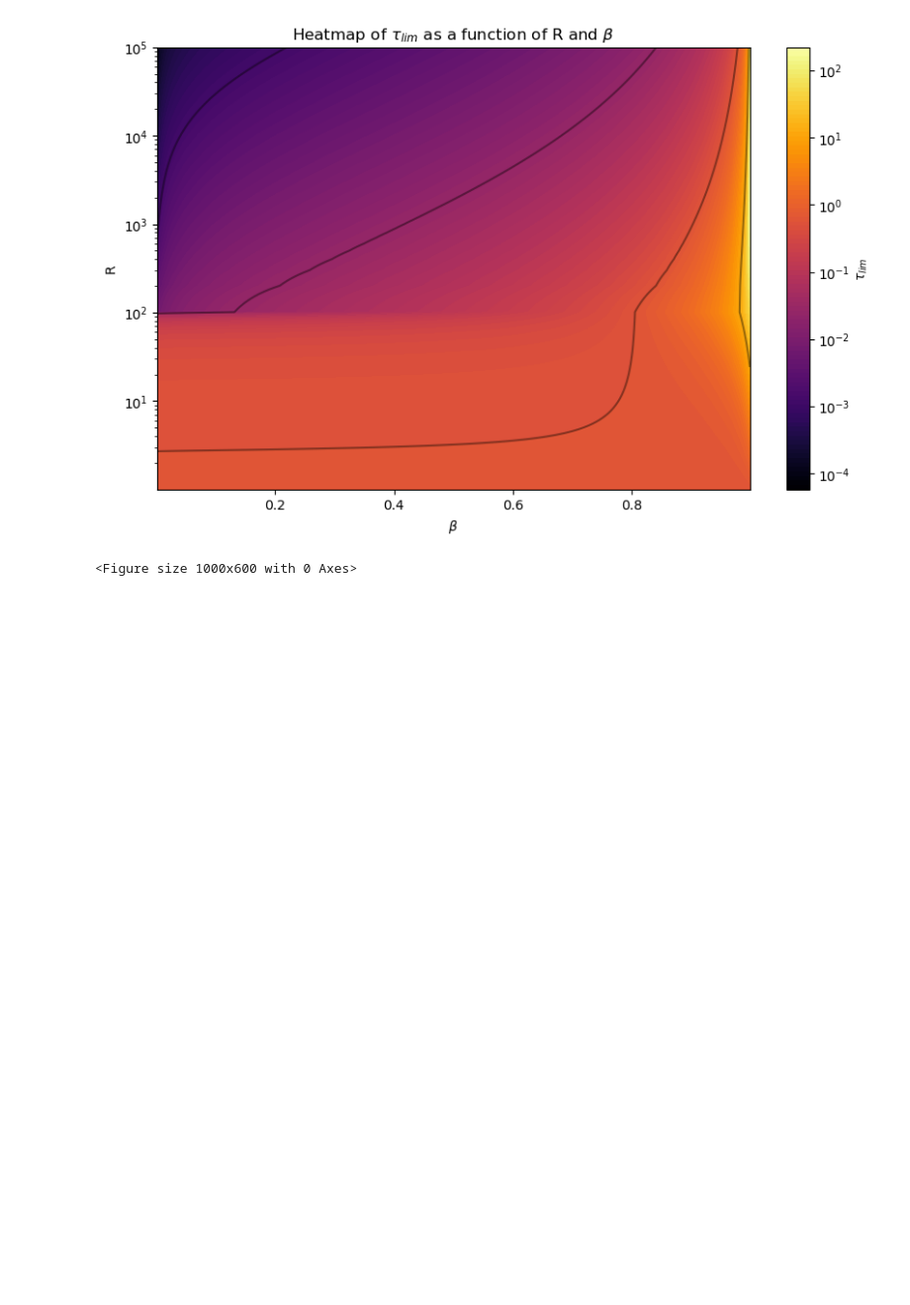
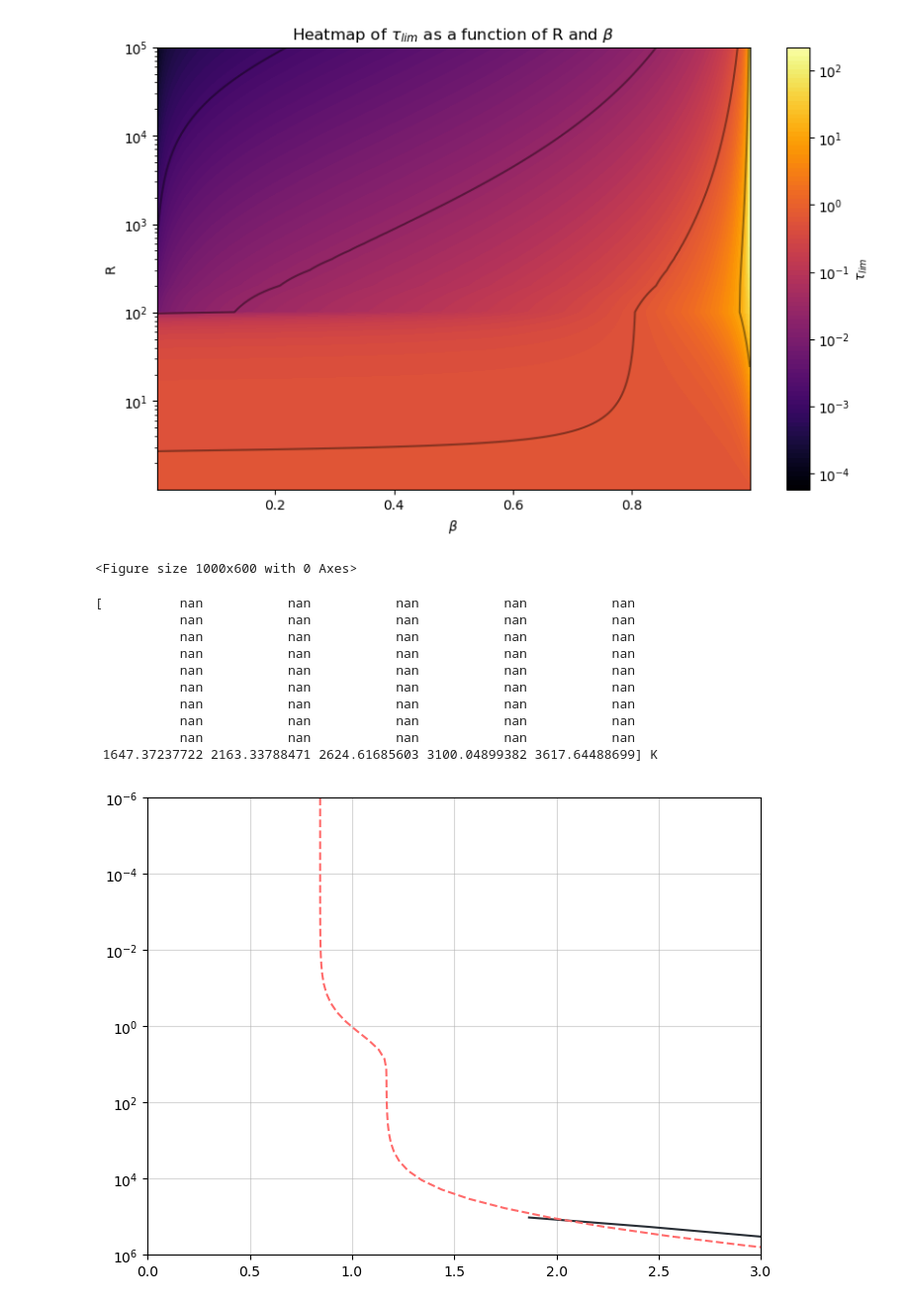
Before and after one commit to vernica-mehta/project-10, a Jupyter notebook: non-grey_model/non_grey.ipynb, the cells around one changed output. Shown: that part at 99% size. Drawn from its saved outputs; the diff is of its cells as text; code cells hidden in the pictures; blank space fills up the shorter version.

Commit message:
Added new images to logbook and continued cleaning up non-grey code

```diff
--- a/non-grey_model/non_grey.ipynb
+++ b/non-grey_model/non_grey.ipynb
@@ -996,3 +880,65 @@ ax.set_title('Heatmap of $\\tau_{lim}$ as a function of R and $\\beta$')
 Text(0.5, 1.0, 'Heatmap of $\\tau_{lim}$ as a function of R and $\\beta$')
 [figure]
 <Figure size 1000x600 with 0 Axes>
+# %%
+# -- Semi-Grey limit and Guillot (2010) comparison -- #
+
+kwargs = {
+        "T_eff": 883*u.K, "T_eff_sun": 6500*u.K, "mu": 1/np.sqrt(3), "gamma_v": np.array([0.25]),
+        "modelParamChange": True,
+        "R": 1,
+       "beta": 0.3,
+        "D": 1*u.AU,
+        "R_star": c.R_sun,
+        'model' : 1
+    }
+Temp_profile_semi_grey = nonGreyModel(**kwargs)
+print(Temp_profile_semi_grey)
+fig, ax = plt.subplots(figsize = (8,6))
+ax.plot(Temp_profile_semi_grey/kwargs['T_eff'], tau, '-', color = '#292F36',  label = f" Semi-Grey limit (R = {R[1]})")
+ax.set_yscale('log')
+ax.set_xlim(0,3)
+ax.invert_yaxis()
+ax.set_ylim(1e6, 1e-6)
+
+
+
+def guillot2010(tau, gamma_v, f):
+
+    T_int = 125*u.K
+    T_irr = 1250*u.K
+
+    Term_1 = ((3*T_int**4)/4)*(2/3 + tau)
+
+    #print(Term_1)
+
+    Term_2 = []
+
+
+    Term_2 = ((3*T_irr**4)/4)* f  *( 2/3 + 1/(gamma_v*np.sqrt(3)) + (gamma_v/np.sqrt(3) - 1/(gamma_v*np.sqrt(3))) * np.exp(-gamma_v*tau*np.sqrt(3)))
+
+    #print((3*T_irr**4/4)* f * 1/np.sqrt(3) *( 2/3 * 1/(gamma_v*np.sqrt(3))))
+
+    Term_2 = np.array(Term_2)*u.K**4
+
+    T = (Term_1 + Term_2)**0.25
+
+
+    return T
+
+T_eff = 1100*u.K
+ax.plot(guillot2010(tau, 0.25, 1/2)/T_eff, tau, '--', color = '#FF6B6B', label = "Guillot (2010) Model")
+ax.grid(alpha = 0.5)
+#T = guillot2010(tau, 0.25, 1/2)
+# %% [output]
+[          nan           nan           nan           nan           nan
+           nan           nan           nan           nan           nan
+           nan           nan           nan           nan           nan
+           nan           nan           nan           nan           nan
+           nan           nan           nan           nan           nan
+           nan           nan           nan           nan           nan
+           nan           nan           nan           nan           nan
+           nan           nan           nan           nan           nan
+           nan           nan           nan           nan           nan
+ 1647.37237722 2163.33788471 2624.61685603 3100.04899382 3617.64488699] K
+[figure, added]
```
Also changed, not shown: parts of 12 cells of this notebook, 5 other files.
